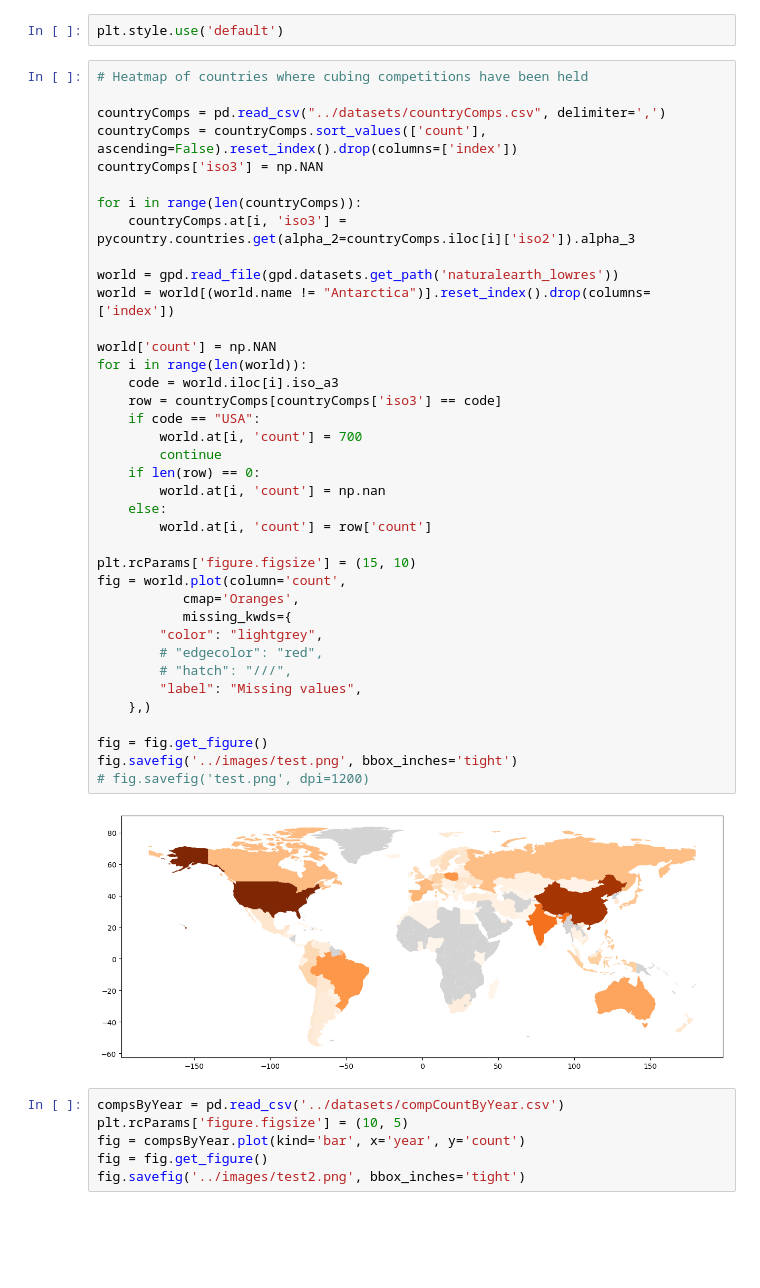
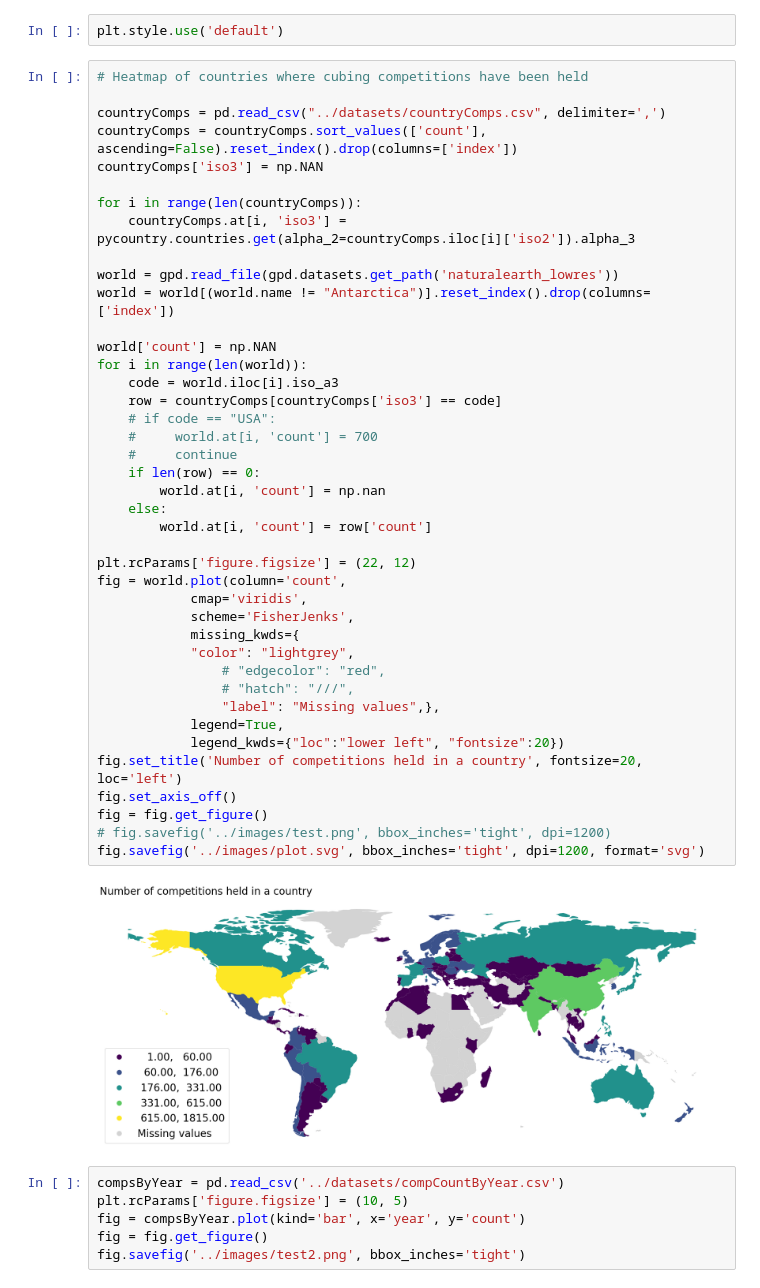
Before and after one commit to oskarkuuse/IDSproject, a Jupyter notebook: notebooks/general.ipynb, the cells around one changed output. Cells and saved outputs as stored; diff of their text form; blank space fills up the shorter version.

```diff
--- a/notebooks/general.ipynb
+++ b/notebooks/general.ipynb
@@ -9,43 +9,46 @@ plt.style.use('default')
 # %%
 # Heatmap of countries where cubing competitions have been held
 
 countryComps = pd.read_csv("../datasets/countryComps.csv", delimiter=',')
 countryComps = countryComps.sort_values(['count'], ascending=False).reset_index().drop(columns=['index'])
 countryComps['iso3'] = np.NAN
 
 for i in range(len(countryComps)):
     countryComps.at[i, 'iso3'] = pycountry.countries.get(alpha_2=countryComps.iloc[i]['iso2']).alpha_3
 
 world = gpd.read_file(gpd.datasets.get_path('naturalearth_lowres'))
 world = world[(world.name != "Antarctica")].reset_index().drop(columns=['index'])
 
 world['count'] = np.NAN
 for i in range(len(world)):
     code = world.iloc[i].iso_a3
     row = countryComps[countryComps['iso3'] == code]
-    if code == "USA":
-        world.at[i, 'count'] = 700
-        continue
+    # if code == "USA":
+    #     world.at[i, 'count'] = 700
+    #     continue
     if len(row) == 0:
         world.at[i, 'count'] = np.nan
     else:
         world.at[i, 'count'] = row['count']
 
-plt.rcParams['figure.figsize'] = (15, 10)
+plt.rcParams['figure.figsize'] = (22, 12)
 fig = world.plot(column='count',
-           cmap='Oranges',
-           missing_kwds={
-        "color": "lightgrey",
-        # "edgecolor": "red",
-        # "hatch": "///",
-        "label": "Missing values",
-    },)
-
+            cmap='viridis',
+            scheme='FisherJenks',
+            missing_kwds={
+            "color": "lightgrey",
+                # "edgecolor": "red",
+                # "hatch": "///",
+                "label": "Missing values",},
+            legend=True,
+            legend_kwds={"loc":"lower left", "fontsize":20})
+fig.set_title('Number of competitions held in a country', fontsize=20, loc='left')
+fig.set_axis_off()
 fig = fig.get_figure()
-fig.savefig('../images/test.png', bbox_inches='tight')
-# fig.savefig('test.png', dpi=1200)
+# fig.savefig('../images/test.png', bbox_inches='tight', dpi=1200)
+fig.savefig('../images/plot.svg', bbox_inches='tight', dpi=1200, format='svg')
 # %% [output]
-[figure, old version]
+[figure, new version]
 # %%
 compsByYear = pd.read_csv('../datasets/compCountByYear.csv')
 plt.rcParams['figure.figsize'] = (10, 5)
```
Also changed, not shown: parts of 1 cell of this notebook, 3 other files.
